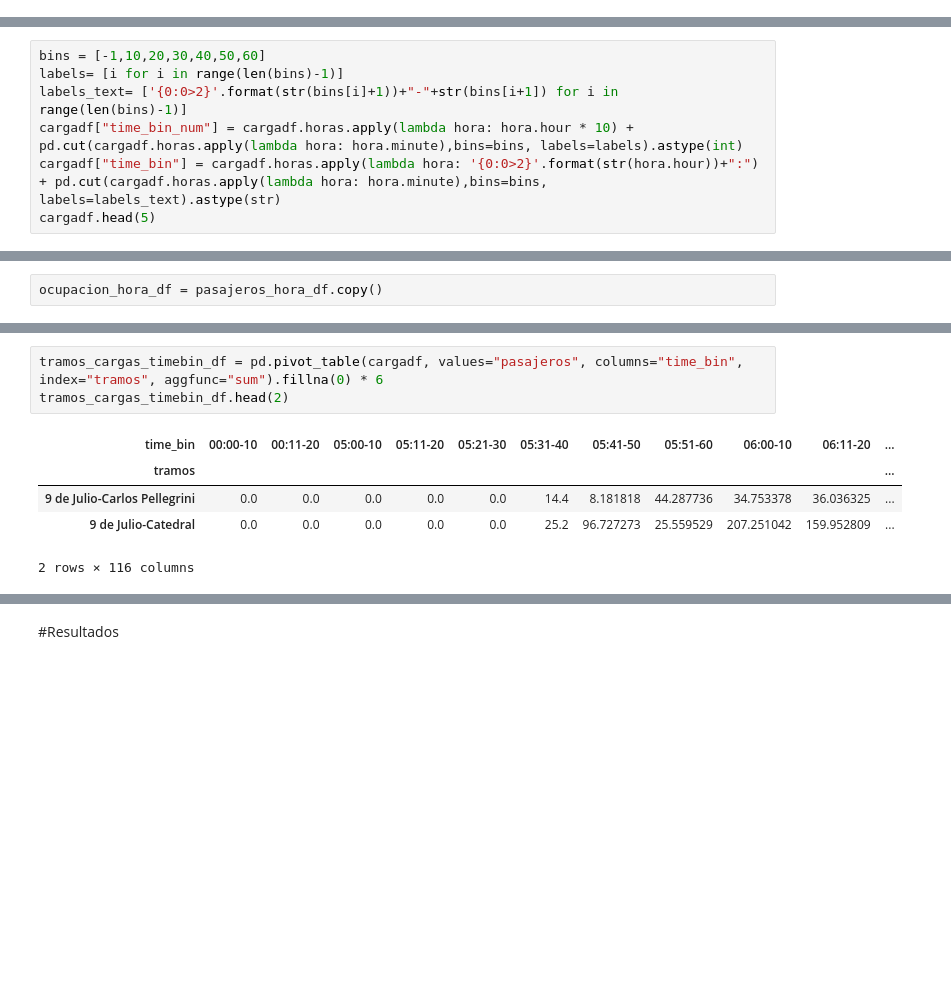
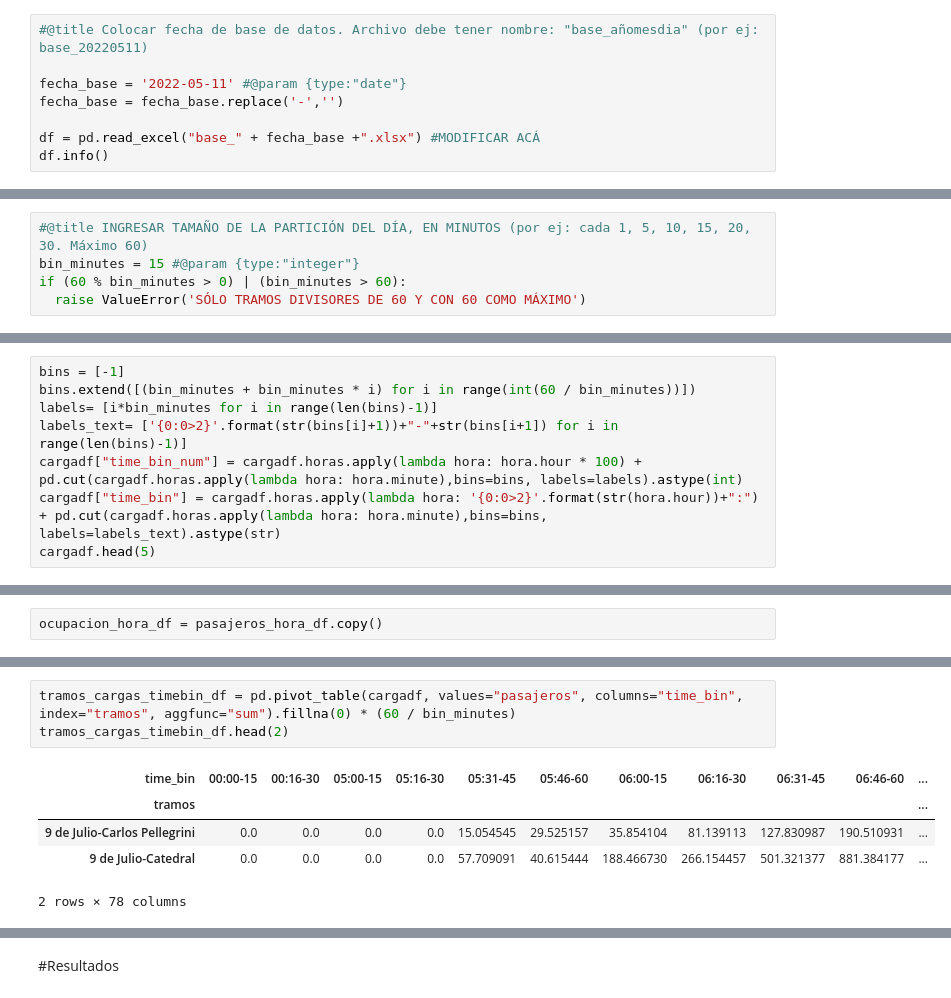
Before and after one commit to natanrajch/subte_flow, a Jupyter notebook: movimiento_pasajeros_subte.ipynb, the cells around one changed output, grey strips where cells are left out. Cells and saved outputs as stored; diff of their text form; blank space fills up the shorter version.

```diff
--- a/movimiento_pasajeros_subte.ipynb
+++ b/movimiento_pasajeros_subte.ipynb
@@ -46,0 +13,8 @@ memory usage: 23.6+ MB
+# %%
+#@title Colocar fecha de base de datos. Archivo debe tener nombre: "base_añomesdia" (por ej: base_20220511)
+
+fecha_base = '2022-05-11' #@param {type:"date"}
+fecha_base = fecha_base.replace('-','')
+
+df = pd.read_excel("base_" + fecha_base +".xlsx") #MODIFICAR ACÁ
+df.info()
@@ -79,6 +66,11 @@ df_oferta_vigente.head()
 | 2 | A | 07:18:00 | 10:00:00 | 00:03:36 | 07:18:00 | 10:00:00 | 16.666667 | ... |
 | 3 | A | 10:00:00 | 15:24:00 | 00:04:30 | 10:00:00 | 15:24:00 | 13.333333 | ... |
 | 4 | A | 15:24:00 | 19:55:00 | 00:03:36 | 15:24:00 | 19:55:00 | 16.666667 | ... |
+# %%
+#@title INGRESAR TAMAÑO DE LA PARTICIÓN DEL DÍA, EN MINUTOS (por ej: cada 1, 5, 10, 15, 20, 30. Máximo 60)
+bin_minutes = 15 #@param {type:"integer"}
+if (60 % bin_minutes > 0) | (bin_minutes > 60):
+  raise ValueError('SÓLO TRAMOS DIVISORES DE 60 Y CON 60 COMO MÁXIMO')
 # %% [markdown]
 ##Transformación de datos
 # %%
@@ -500,10 +487,11 @@ cargadf.head(2)
 | 0 | Federico Lacroze-Dorrego | 08:30:00 | 1.311111 | sube | Federico Lacroze | Dorrego | B | Ascendente | 12.0 | 1.7167 | ... |
 | 1 | Dorrego-Malabia | 08:31:43.002000 | 1.311111 | - | Dorrego | Malabia | B | Ascendente | 11.0 | 2.3000 | ... |
 # %%
-bins = [-1,10,20,30,40,50,60]
-labels= [i for i in range(len(bins)-1)]
+bins = [-1]
+bins.extend([(bin_minutes + bin_minutes * i) for i in range(int(60 / bin_minutes))])
+labels= [i*bin_minutes for i in range(len(bins)-1)]
 labels_text= ['{0:0>2}'.format(str(bins[i]+1))+"-"+str(bins[i+1]) for i in range(len(bins)-1)]
-cargadf["time_bin_num"] = cargadf.horas.apply(lambda hora: hora.hour * 10) + pd.cut(cargadf.horas.apply(lambda hora: hora.minute),bins=bins, labels=labels).astype(int)
+cargadf["time_bin_num"] = cargadf.horas.apply(lambda hora: hora.hour * 100) + pd.cut(cargadf.horas.apply(lambda hora: hora.minute),bins=bins, labels=labels).astype(int)
 cargadf["time_bin"] = cargadf.horas.apply(lambda hora: '{0:0>2}'.format(str(hora.hour))+":") + pd.cut(cargadf.horas.apply(lambda hora: hora.minute),bins=bins, labels=labels_text).astype(str)
 cargadf.head(5)
 # %% [output]
@@ -581,9 +563,9 @@ ocupacion_hora_df.tail(5)
 # %%
-tramos_cargas_timebin_df = pd.pivot_table(cargadf, values="pasajeros", columns="time_bin", index="tramos", aggfunc="sum").fillna(0) * 6
+tramos_cargas_timebin_df = pd.pivot_table(cargadf, values="pasajeros", columns="time_bin", index="tramos", aggfunc="sum").fillna(0) * (60 / bin_minutes)
 tramos_cargas_timebin_df.head(2)
 # %% [output]
-| time_bin | 00:00-10 | 00:11-20 | 05:00-10 | 05:11-20 | 05:21-30 | 05:31-40 | 05:41-50 | 05:51-60 | 06:00-10 | 06:11-20 | ... |
+| time_bin | 00:00-15 | 00:16-30 | 05:00-15 | 05:16-30 | 05:31-45 | 05:46-60 | 06:00-15 | 06:16-30 | 06:31-45 | 06:46-60 | ... |
 | tramos |  |  |  |  |  |  |  |  |  |  | ... |
-| 9 de Julio-Carlos Pellegrini | 0.0 | 0.0 | 0.0 | 0.0 | 0.0 | 14.4 | 8.181818 | 44.287736 | 34.753378 | 36.036325 | ... |
-| 9 de Julio-Catedral | 0.0 | 0.0 | 0.0 | 0.0 | 0.0 | 25.2 | 96.727273 | 25.559529 | 207.251042 | 159.952809 | ... |
+| 9 de Julio-Carlos Pellegrini | 0.0 | 0.0 | 0.0 | 0.0 | 15.054545 | 29.525157 | 35.854104 | 81.139113 | 127.830987 | 190.510931 | ... |
+| 9 de Julio-Catedral | 0.0 | 0.0 | 0.0 | 0.0 | 57.709091 | 40.615444 | 188.466730 | 266.154457 | 501.321377 | 881.384177 | ... |
-2 rows × 116 columns
+2 rows × 78 columns
```
Also changed, not shown: parts of 31 cells of this notebook.
